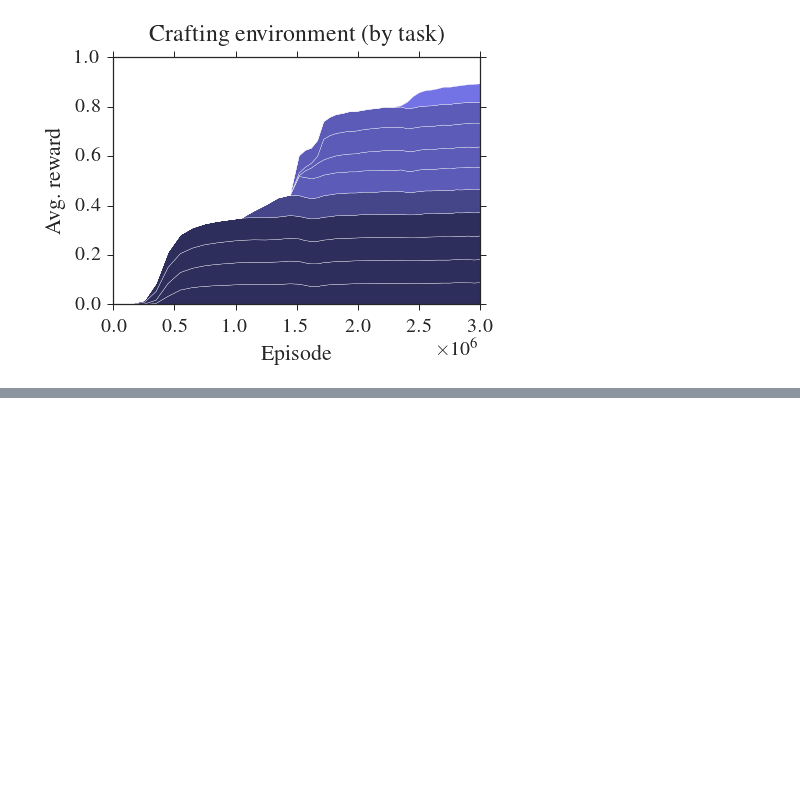
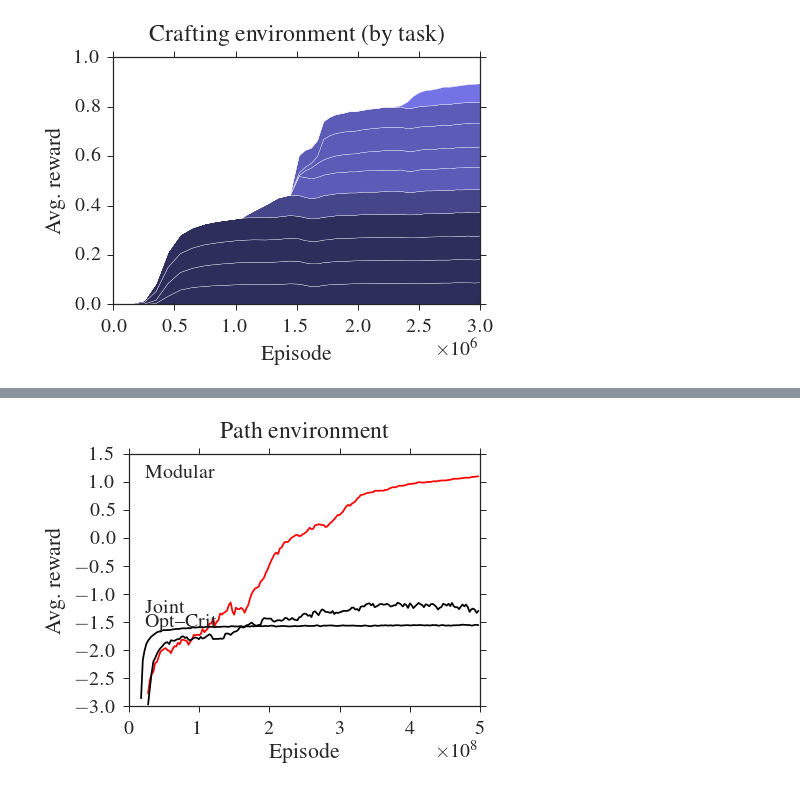
Before and after one commit to jacobandreas/psketch, a Jupyter notebook: experiments/figures.ipynb, the cells around one changed output, grey strips where cells are left out. Drawn from its saved outputs; the diff is of its cells as text; code cells hidden in the pictures; blank space fills up the shorter version.

```diff
--- a/experiments/figures.ipynb
+++ b/experiments/figures.ipynb
@@ -187,0 +280,11 @@ plot_hist("Crafting environment (by task)", "craft_modular_state-baseline", 10,
+# %%
+plot_path("Path environment",
+    [
+     ("modular", ("Modular", "r", "-")),
+     #("indep", ("Indep.", "k", "-")),
+     ("joint", ("Joint", "k", "-")),
+     ("optcrit", ("Opt--Crit", "k", "-"))
+    ],
+    "path_all.pdf")
+# %% [output]
+[figure, added]
```
Also changed, not shown: parts of 2 cells of this notebook, 9 other files.
